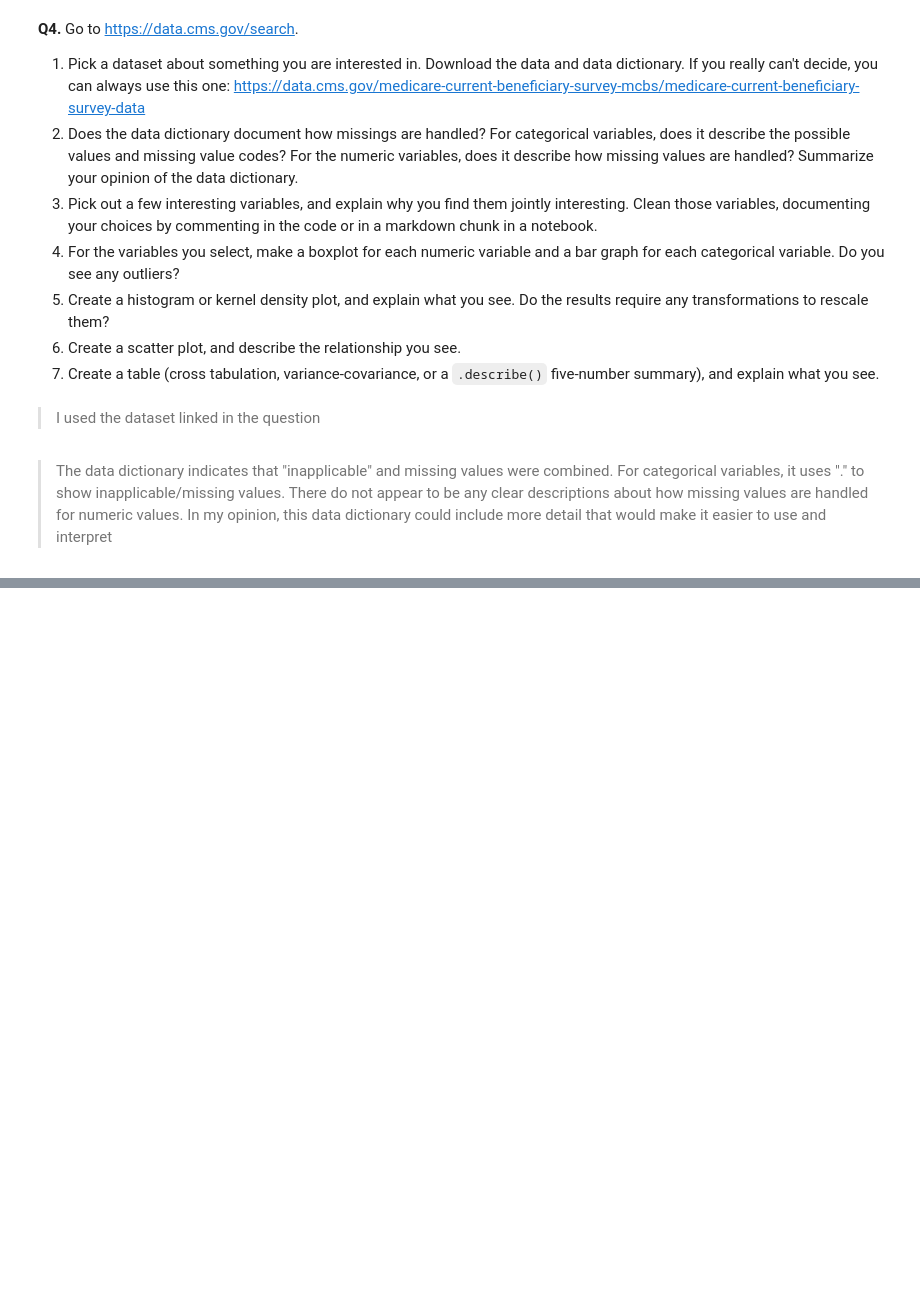
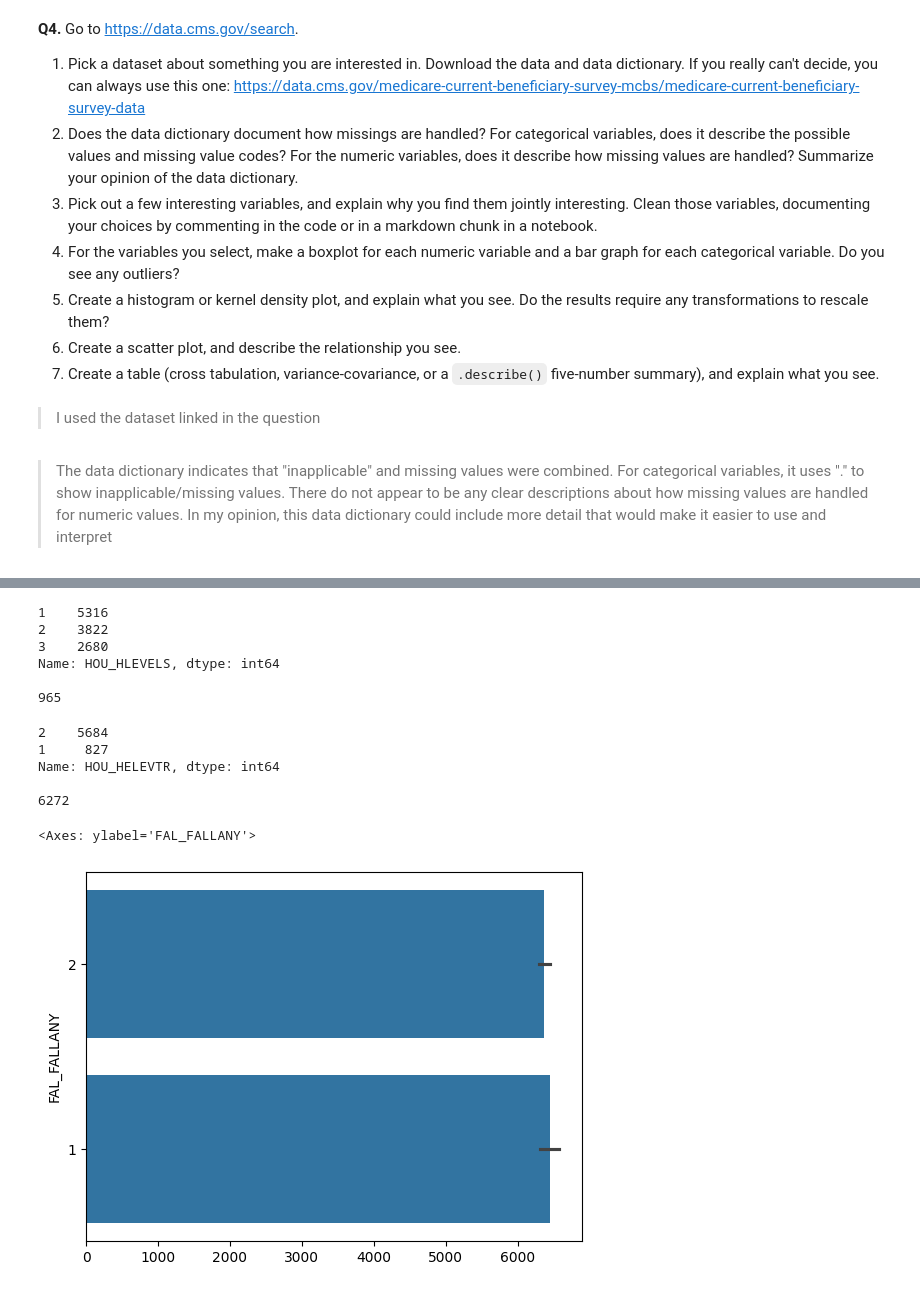
Before and after one commit to gkbrasselle/visualization, a Jupyter notebook: assignment/assignment.ipynb, the cells around one changed output, grey strips where cells are left out. Saved outputs shown, nothing was run; the diff lists cells and outputs as text; code cells hidden in the pictures; blank space fills up the shorter version.

```diff
--- a/assignment/assignment.ipynb
+++ b/assignment/assignment.ipynb
@@ -264,0 +276,7 @@ df = pd.read_csv()
+# %%
+# PART 3
+fall_any = df["FAL_FALLANY"]
+fall_any = fall_any.replace(["D", "R"],np.nan) # Replace any "Didn't know" or "Refused" with nan since they do not contain any valuable information
+print(fall_any.value_counts(),'\n')
+print(sum(fall_any.isnull())) # 51 missing values
+df["FAL_FALLANY"] = fall_any
@@ -264,0 +289,6 @@ df = pd.read_csv()
+# %%
+fall_time = df["FAL_FALLTIME"]
+fall_time = fall_time.replace(["D", "R"],np.nan) # Replace any "Didn't know" or "Refused" with nan since they do not contain any valuable information
+print(fall_time.value_counts(),'\n')
+print(sum(fall_time.isnull())) # 9824 missing values
+df["FAL_FALLTIME"] = fall_time
@@ -264,0 +304,36 @@ df = pd.read_csv()
+# %%
+house_levels = df["HOU_HLEVELS"]
+house_levels.unique()
+house_levels = house_levels.replace(["D", "R"],np.nan) # Replace any "Didn't know" or "Refused" with nan since they do not contain any valuable information
+print(house_levels.value_counts(),'\n')
+print(sum(house_levels.isnull())) # 965 missing values
+df["HOU_HLEVELS"] = house_levels
+# %% [output]
+1    5316
+2    3822
+3    2680
+Name: HOU_HLEVELS, dtype: int64
+
+965
+# %%
+house_elevator = df["HOU_HELEVTR"]
+house_elevator.unique()
+house_elevator = house_elevator.replace(["D", "R"],np.nan) # Replace any "Didn't know" or "Refused" with nan since they do not contain any valuable information
+print(house_elevator.value_counts(),'\n')
+print(sum(house_elevator.isnull())) # 6272 missing values
+df["HOU_HELEVTR"] = house_elevator
+# %% [output]
+2    5684
+1     827
+Name: HOU_HELEVTR, dtype: int64
+
+6272
+# %%
+# PART 4
+
+sns.barplot(df['FAL_FALLANY'])
+
+# no clear outliers
+# %% [output]
+<Axes: ylabel='FAL_FALLANY'>
+[figure, added]
```
Also changed, not shown: parts of 7 cells of this notebook.
